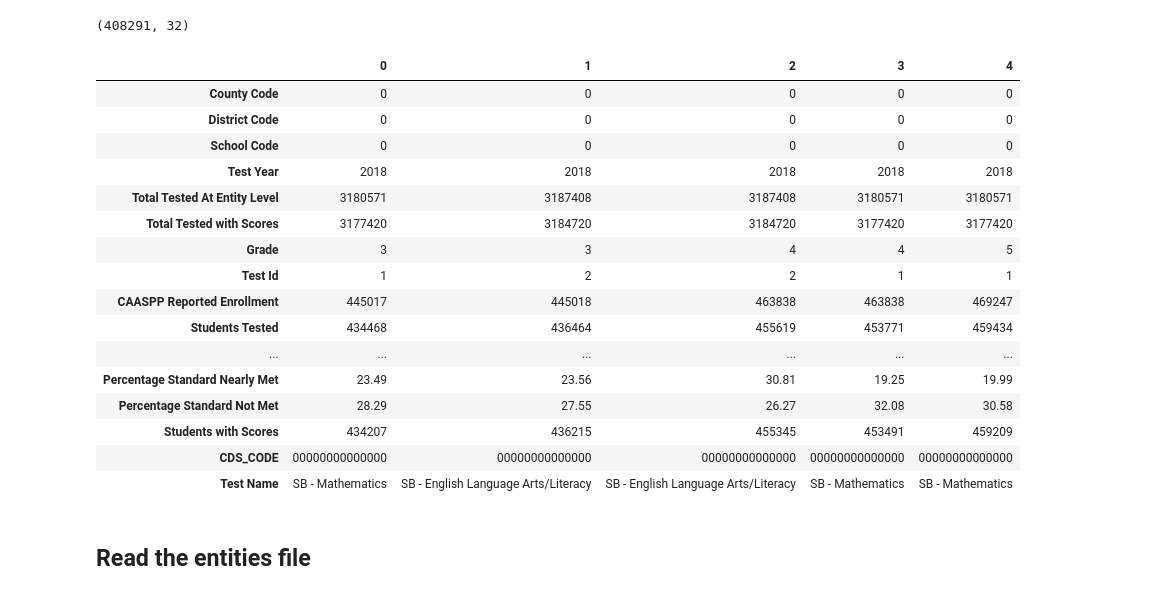
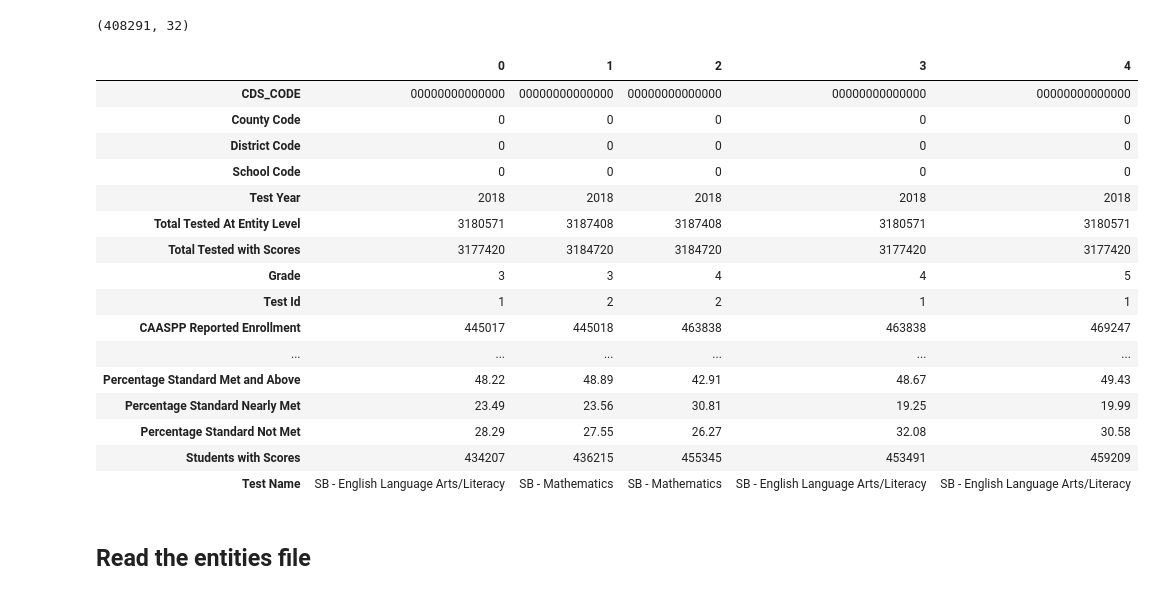
Before and after one commit to olivianaz/bay_area_schools, a Jupyter notebook: school_testing_pipeline.ipynb, the cells around one changed output. Saved outputs shown, nothing was run; the diff lists cells and outputs as text; code cells hidden in the pictures.

Commit message:
Fix test id -> test name mapping bug

```diff
--- a/school_testing_pipeline.ipynb
+++ b/school_testing_pipeline.ipynb
@@ -67,17 +67,18 @@ data/sb_ca2015.zip
 # %%
 ## entity is defined by CDS_CODE, which is composed of county code, district code, and school code
 ## each row has a unique CDS_CODE + Grade + Test Id
 test_id_lkup_list = ['', 'SB - English Language Arts/Literacy', 'SB - Mathematics']
 combined_df["CDS_CODE"] = (combined_df["County Code"].astype(str).str.pad(2, 'left', '0')
                   + combined_df["District Code"].astype(str).str.pad(5, 'left', '0')
                   + combined_df["School Code"].astype(str).str.pad(7, 'left', '0')
                  )
 columns_to_drop = ['Filler', 'Subgroup ID','Test Type'] + [col for col in combined_df.columns if col.startswith('Area ')]
-combined_df["Test Name"] = df["Test Id"].apply(lambda x:test_id_lkup_list[x])
+combined_df["Test Name"] = combined_df["Test Id"].apply(lambda x:test_id_lkup_list[x])
 combined_df.drop(columns_to_drop, axis=1, inplace=True)
 combined_df.head().T
 # %% [output]
 |  | 0 | 1 | 2 | 3 | 4 |
+| CDS_CODE | 00000000000000 | 00000000000000 | 00000000000000 | 00000000000000 | 00000000000000 |
 | County Code | 0 | 0 | 0 | 0 | 0 |
 | District Code | 0 | 0 | 0 | 0 | 0 |
 | School Code | 0 | 0 | 0 | 0 | 0 |
@@ -87,13 +88,12 @@ combined_df.head().T
 | Grade | 3 | 3 | 4 | 4 | 5 |
 | Test Id | 1 | 2 | 2 | 1 | 1 |
 | CAASPP Reported Enrollment | 445017 | 445018 | 463838 | 463838 | 469247 |
-| Students Tested | 434468 | 436464 | 455619 | 453771 | 459434 |
 | ... | ... | ... | ... | ... | ... |
+| Percentage Standard Met and Above | 48.22 | 48.89 | 42.91 | 48.67 | 49.43 |
 | Percentage Standard Nearly Met | 23.49 | 23.56 | 30.81 | 19.25 | 19.99 |
 | Percentage Standard Not Met | 28.29 | 27.55 | 26.27 | 32.08 | 30.58 |
 | Students with Scores | 434207 | 436215 | 455345 | 453491 | 459209 |
-| CDS_CODE | 00000000000000 | 00000000000000 | 00000000000000 | 00000000000000 | 00000000000000 |
-| Test Name | SB - Mathematics | SB - English Language Arts/Literacy | SB - English Language Arts/Literacy | SB - Mathematics | SB - Mathematics |
+| Test Name | SB - English Language Arts/Literacy | SB - Mathematics | SB - Mathematics | SB - English Language Arts/Literacy | SB - English Language Arts/Literacy |
 # %% [markdown]
 ## Read the entities file
 # %%
```
Also changed, not shown: parts of 2 cells of this notebook.
